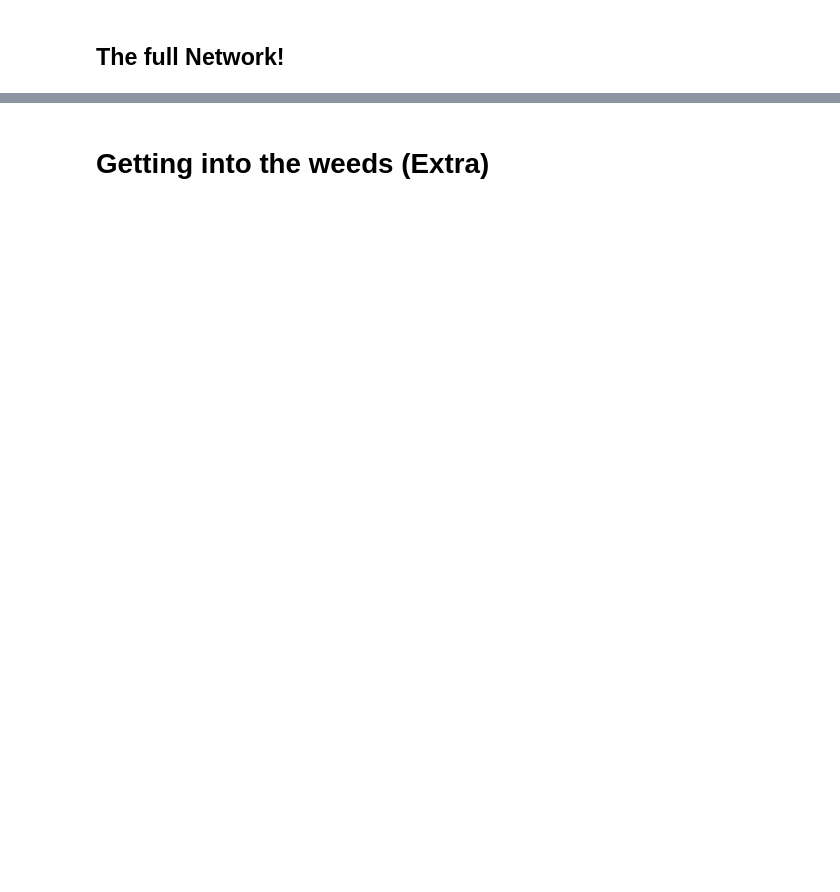
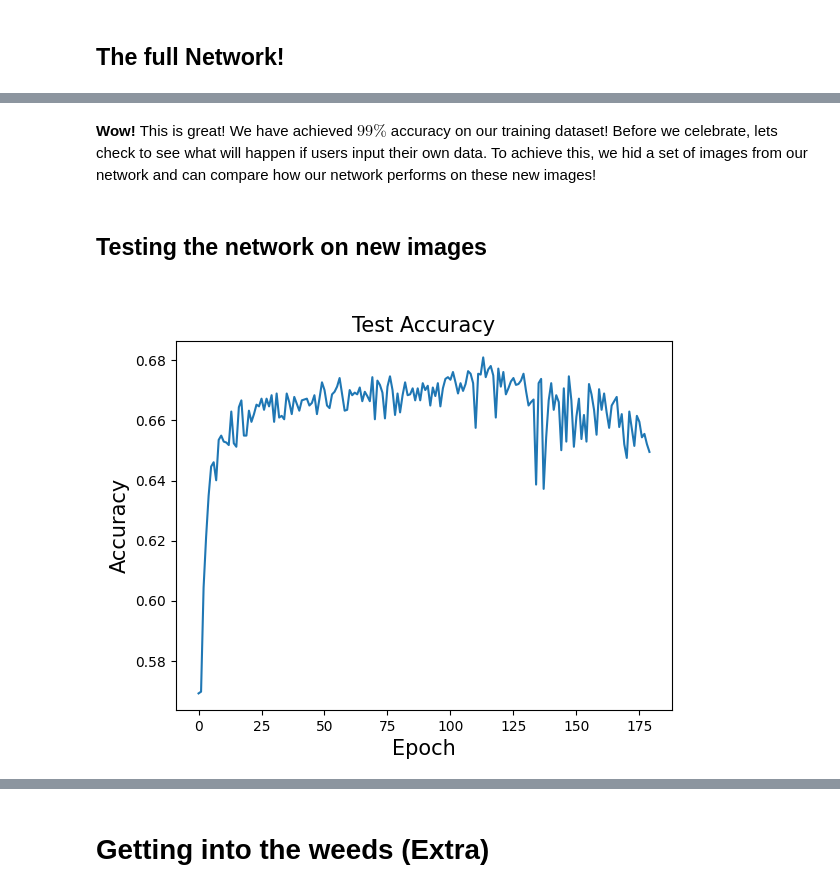
Before and after one commit to mkschleg/AIEveryone, a Jupyter notebook: NNViz.ipynb, the cells around one changed output, grey strips where cells are left out. Cells and saved outputs as stored; diff of their text form; code cells hidden in the pictures; blank space fills up the shorter version.

```diff
--- a/NNViz.ipynb
+++ b/NNViz.ipynb
@@ -954,0 +1037,19 @@ So we see the issue here. We have a system that is performant, at least on the e
+# %% [markdown]
+**Wow!** This is great! We have achieved $99\%$ accuracy on our training dataset! Before we celebrate, lets check to see what will happen if users input their own data. To achieve this, we hid a set of images from our network and can compare how our network performs on these new images!
+# %% [markdown]
+## Testing the network on new images
+# %%
+# %%space weeds_network
+# import train_weeds_network
+
+# train_weeds_network.run_model("network_params.npy")
+# d = np.load("weeds_network_accuracy.npz")
+# plt.plot(d["train"])
+fig, ax = plt.subplots()
+ax.plot(d["test"])
+ax.set_xlabel("Epoch", fontsize=15)
+ax.set_ylabel("Accuracy", fontsize=15)
+ax.set_title("Test Accuracy", fontsize=15)
+None
+# %% [output]
+[figure, added]
```
Also changed, not shown: parts of 36 cells of this notebook, 16 other files.
